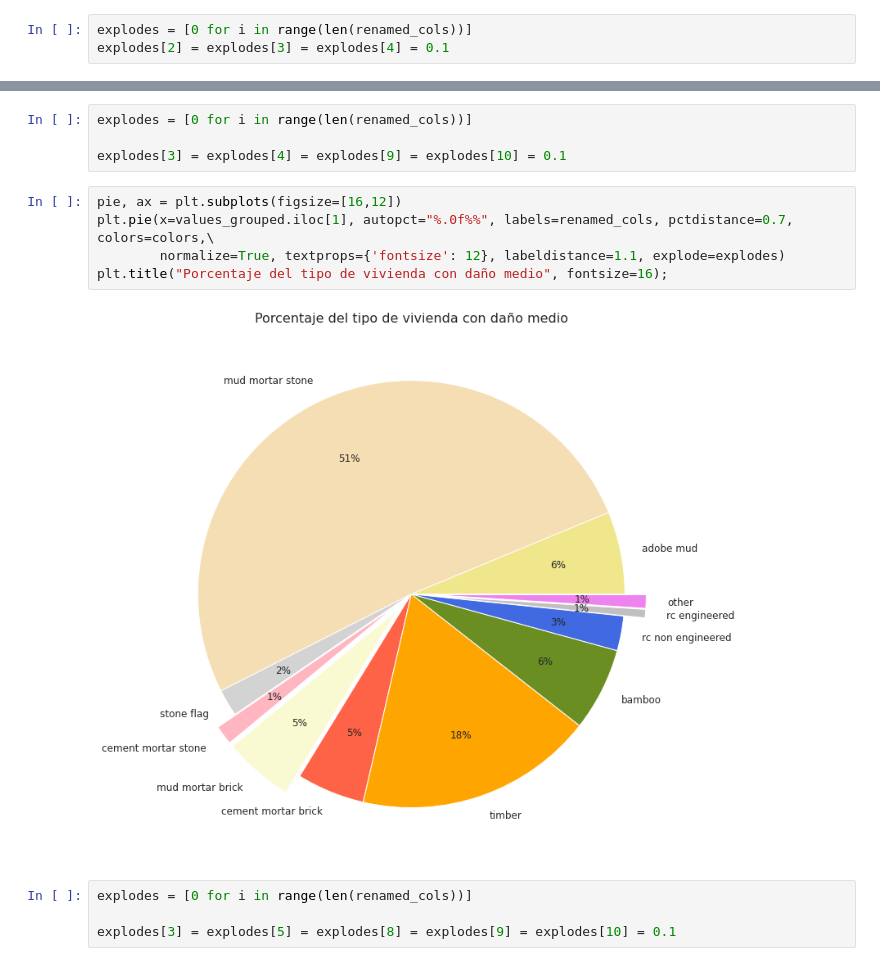
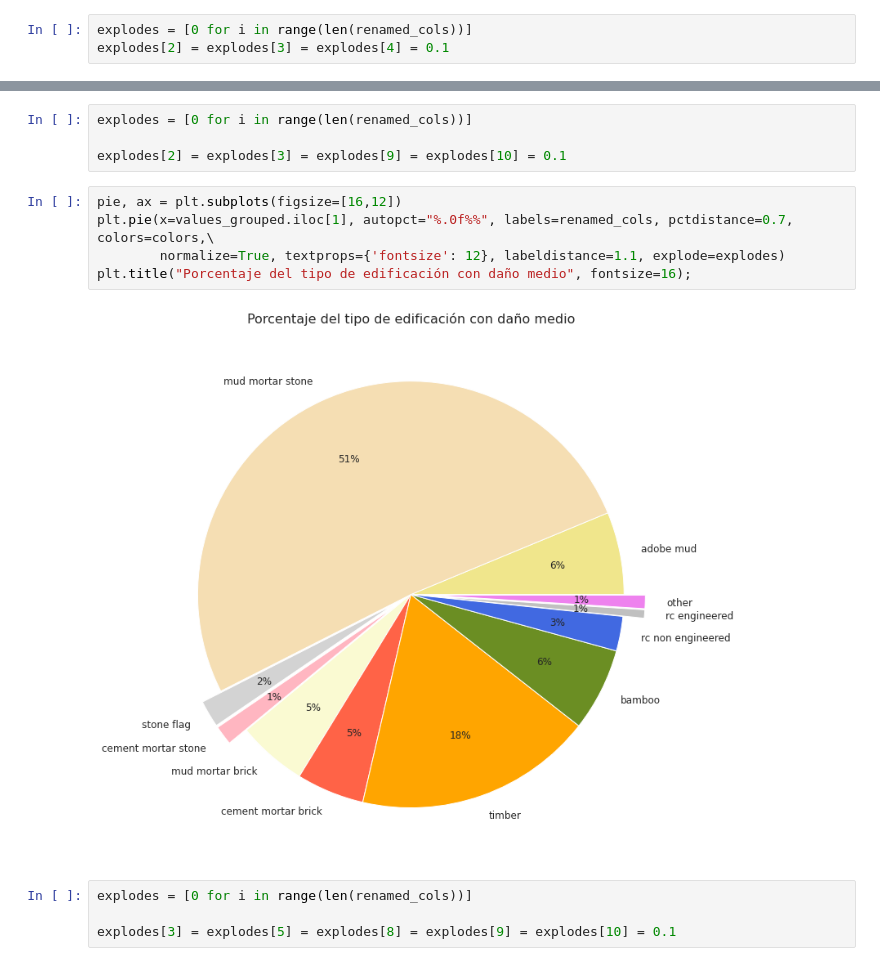
Before and after one commit to SBen-IV/TP-OrgaDeDatos, a Jupyter notebook: TP1/has_superstructure.ipynb, the cells around one changed output, grey strips where cells are left out. Drawn from its saved outputs; the diff is of its cells as text.

```diff
--- a/TP1/has_superstructure.ipynb
+++ b/TP1/has_superstructure.ipynb
@@ -205,14 +205,14 @@ ax.set_title("Porcentaje del tipo de vivienda con daño mínimo", fontsize=16, y
 # %%
 explodes = [0 for i in range(len(renamed_cols))]
 
-explodes[3] = explodes[4] = explodes[9] = explodes[10] = 0.1
+explodes[2] = explodes[3] = explodes[9] = explodes[10] = 0.1
 # %%
 pie, ax = plt.subplots(figsize=[16,12])
 plt.pie(x=values_grouped.iloc[1], autopct="%.0f%%", labels=renamed_cols, pctdistance=0.7, colors=colors,\
         normalize=True, textprops={'fontsize': 12}, labeldistance=1.1, explode=explodes)
-plt.title("Porcentaje del tipo de vivienda con daño medio", fontsize=16);
+plt.title("Porcentaje del tipo de edificación con daño medio", fontsize=16);
 # %% [output]
-[figure, old version]
+[figure, new version]
 # %%
 explodes = [0 for i in range(len(renamed_cols))]
 
```
Also changed, not shown: parts of 21 cells of this notebook, 2 other files.
